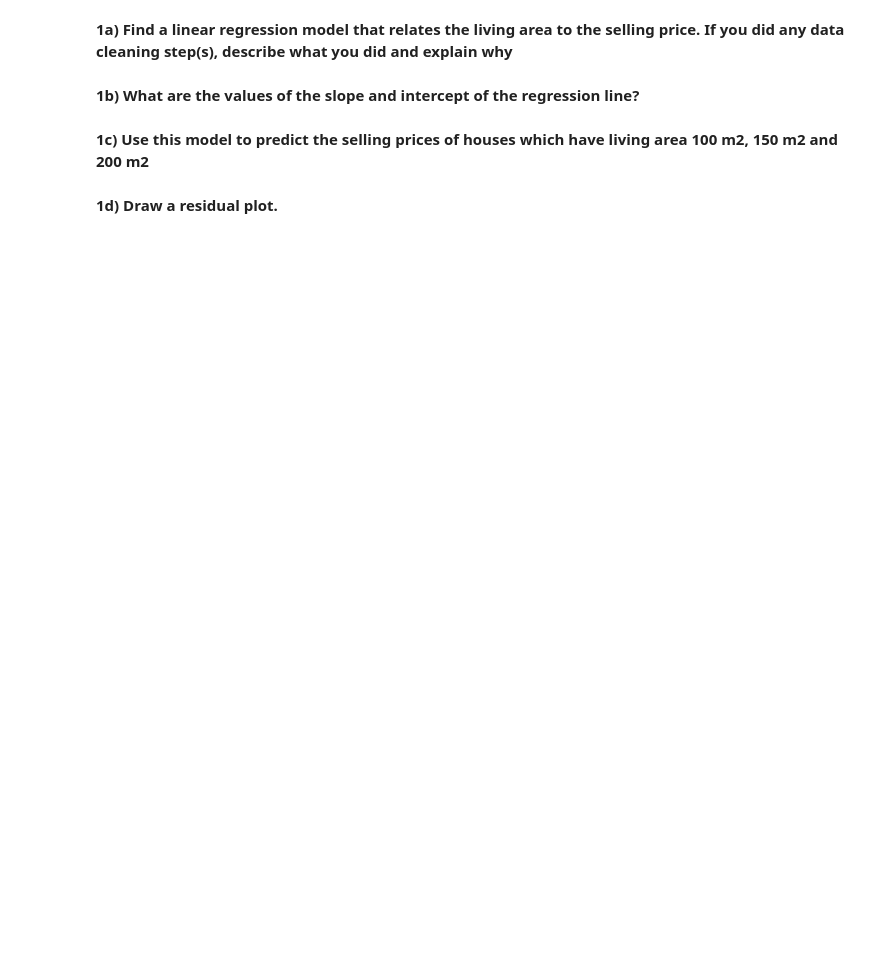
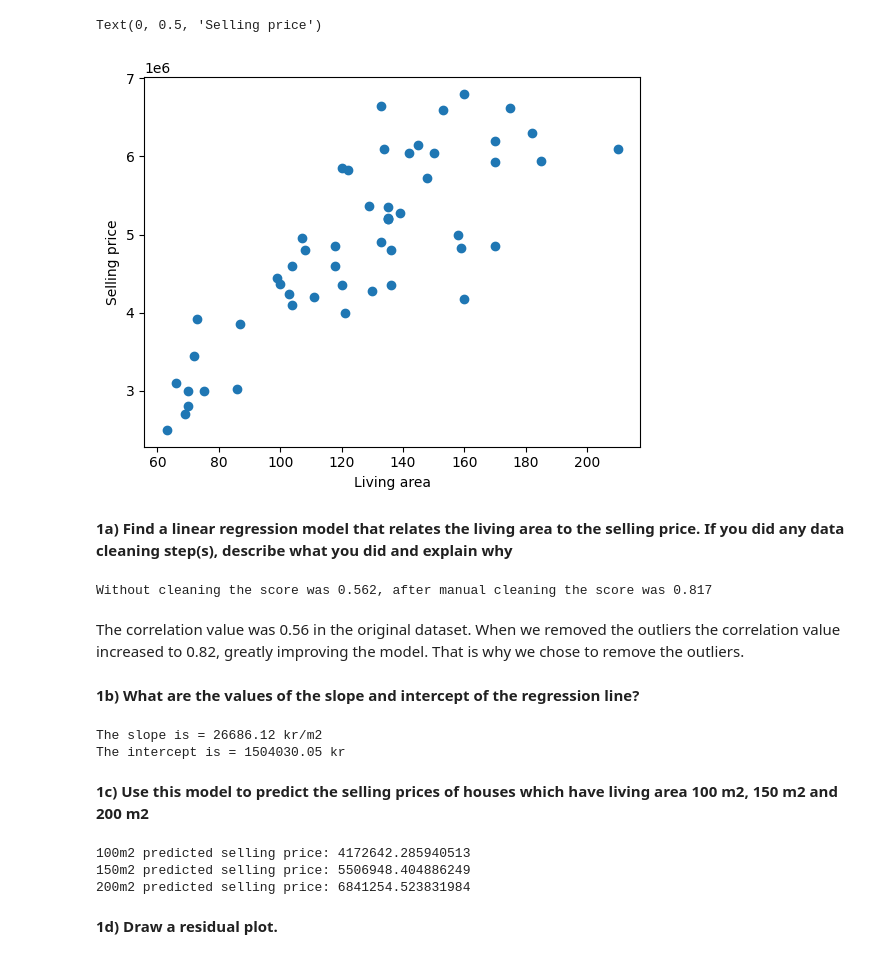
Before and after one commit to Niclindm/DAT405, a Jupyter notebook: Weekly assignment 2/Assignment2.ipynb, the cells around one changed output. Cells and saved outputs as stored; diff of their text form; code cells hidden in the pictures; blank space fills up the shorter version.

```diff
--- a/Weekly assignment 2/Assignment2.ipynb
+++ b/Weekly assignment 2/Assignment2.ipynb
@@ -23,3 +32,12 @@ d
 | 53 | 54 | 139 | 5.0 | 218.0 | NaN | 3 | 5275000 |
 | 54 | 55 | 118 | 6.0 | 937.0 | 118.0 | 45 | 4850000 |
 | 55 | 56 | 159 | 7.0 | 1315.0 | 30.0 | 64 | 4825000 |
+# %%
+x,y = d['Living_area'], d['Selling_price']
+x_not_cleaned,y_not_cleaned = old_data['Living_area'], old_data['Selling_price']
+plt.scatter(x,y)
+plt.xlabel('Living area')
+plt.ylabel('Selling price')
+# %% [output]
+Text(0, 0.5, 'Selling price')
+[figure, added]
@@ -26,10 +46,47 @@ d
 # %% [markdown]
 **1a) Find a linear regression model that relates the living area to the selling price.**
 **If you did any data cleaning step(s), describe what you did and explain why**
+# %%
+x, y = list(x), list(y)
+slope, intercept, r, p, std_err = stats.linregress(x, y)
+
+# Data that hasn't been cleaned
+x_not, y_not = list(x_not_cleaned), list(y_not_cleaned)
+slope_not, intercept_not, r_not, p_not, std_not = stats.linregress(x_not, y_not)
+
+# Regression function
+def regression(x):
+    return slope * x + intercept
+
+
+print(f'Without cleaning the score was {round(r_not, 3)}, after manual cleaning the score was {round(r, 3)}')
+# %% [output]
+Without cleaning the score was 0.562, after manual cleaning the score was 0.817
+# %% [markdown]
+The correlation value was 0.56 in the original dataset. When we removed the outliers the correlation value increased to 0.82, greatly improving the model. That is why we chose to remove the outliers.
 # %% [markdown]
 **1b) What are the values of the slope and intercept of the regression line?**
+# %%
+print(f'The slope is = {round(slope, 2)} kr/m2')
+print(f'The intercept is = {round(intercept, 2)} kr')
+# %% [output]
+The slope is = 26686.12 kr/m2
+The intercept is = 1504030.05 kr
 # %% [markdown]
 **1c) Use this model to predict the selling prices of houses which have living area**
 **100 m2, 150 m2 and 200 m2**
+# %%
+#100m2 selling price
+a = regression(100)
+print(f'100m2 predicted selling price: {a}')
+#150m2 selling price
+a = regression(150)
+print(f'150m2 predicted selling price: {a}')
+a = regression(200)
+print(f'200m2 predicted selling price: {a}')
+# %% [output]
+100m2 predicted selling price: 4172642.285940513
+150m2 predicted selling price: 5506948.404886249
+200m2 predicted selling price: 6841254.523831984
 # %% [markdown]
 **1d) Draw a residual plot.**
```
Also changed, not shown: parts of 5 cells of this notebook.
